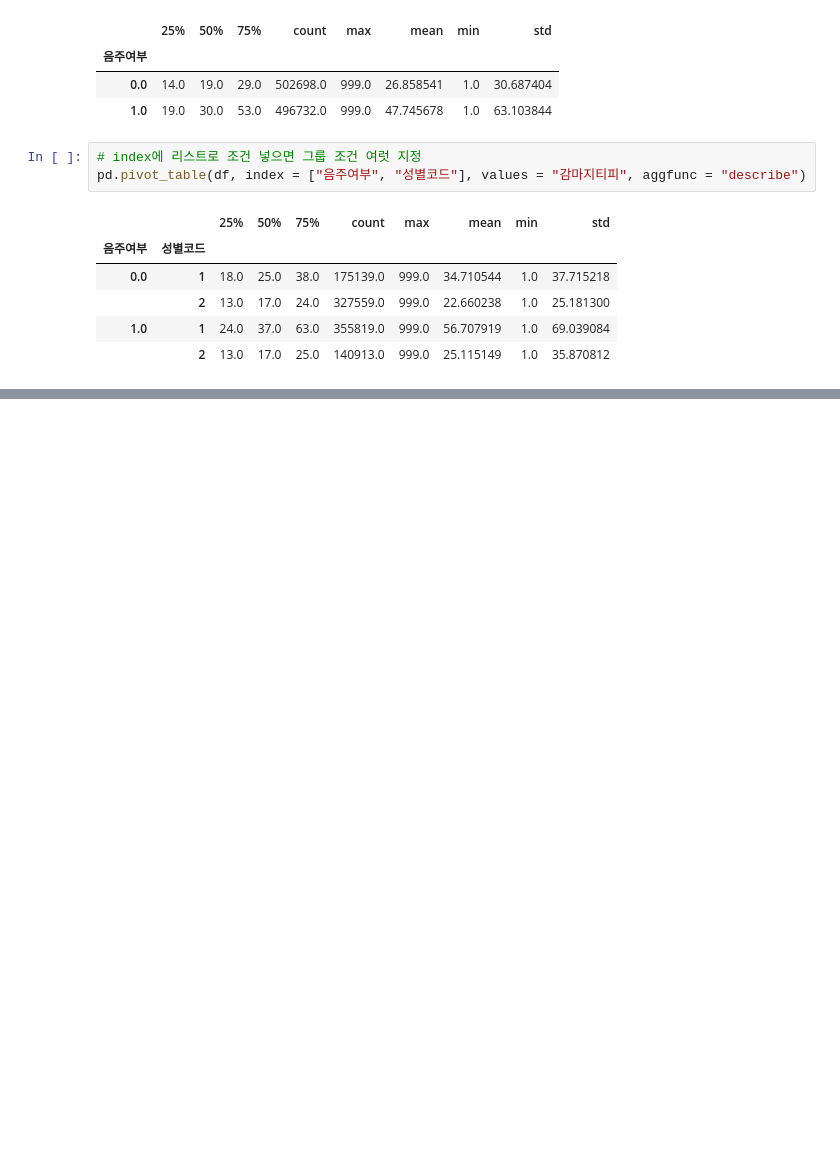
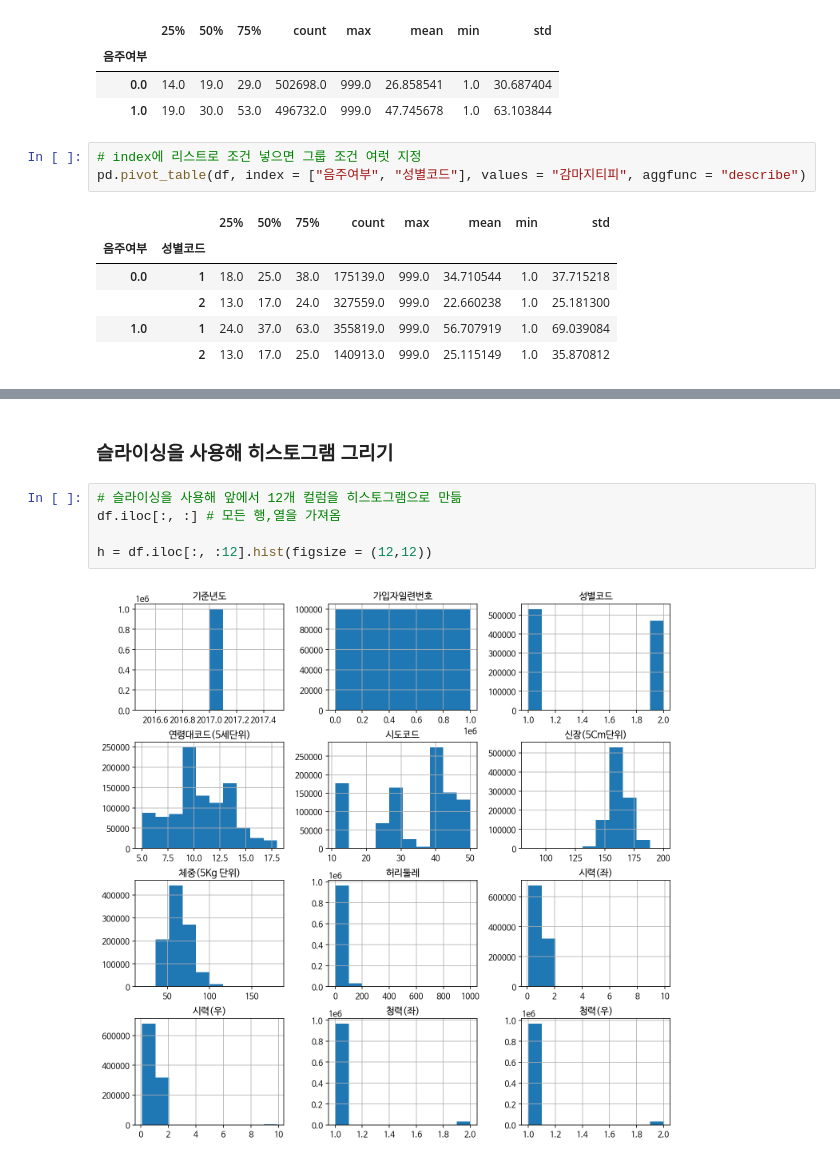
Before and after one commit to cown0211/boostcourse, a Jupyter notebook: DataScienceWithPython/4_건강검진_데이터로_가설검정하기.ipynb, the cells around one changed output, grey strips where cells are left out. Saved outputs shown, nothing was run; the diff lists cells and outputs as text; blank space fills up the shorter version.

```diff
--- a/DataScienceWithPython/4_건강검진_데이터로_가설검정하기.ipynb
+++ b/DataScienceWithPython/4_건강검진_데이터로_가설검정하기.ipynb
@@ -480,0 +517,9 @@ pd.pivot_table(df, index = ["음주여부", "성별코드"], values = "감마지
+# %% [markdown]
+### 슬라이싱을 사용해 히스토그램 그리기
+# %%
+# 슬라이싱을 사용해 앞에서 12개 컬럼을 히스토그램으로 만듦
+df.iloc[:, :] # 모든 행,열을 가져옴
+
+h = df.iloc[:, :12].hist(figsize = (12,12))
+# %% [output]
+[figure, added]
```
Also changed, not shown: parts of 19 cells of this notebook.
